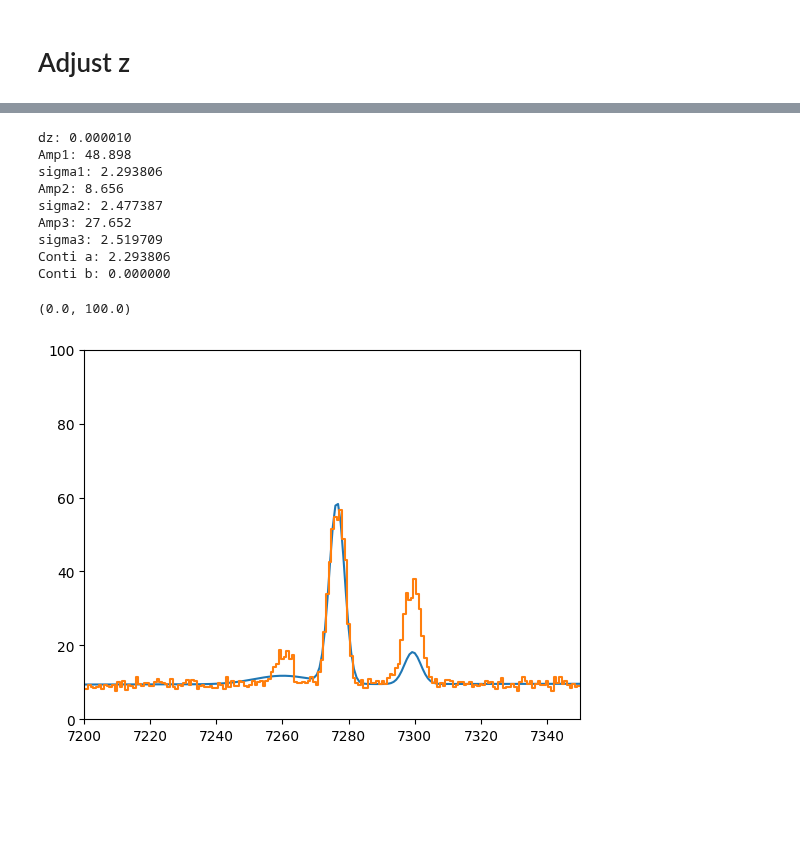
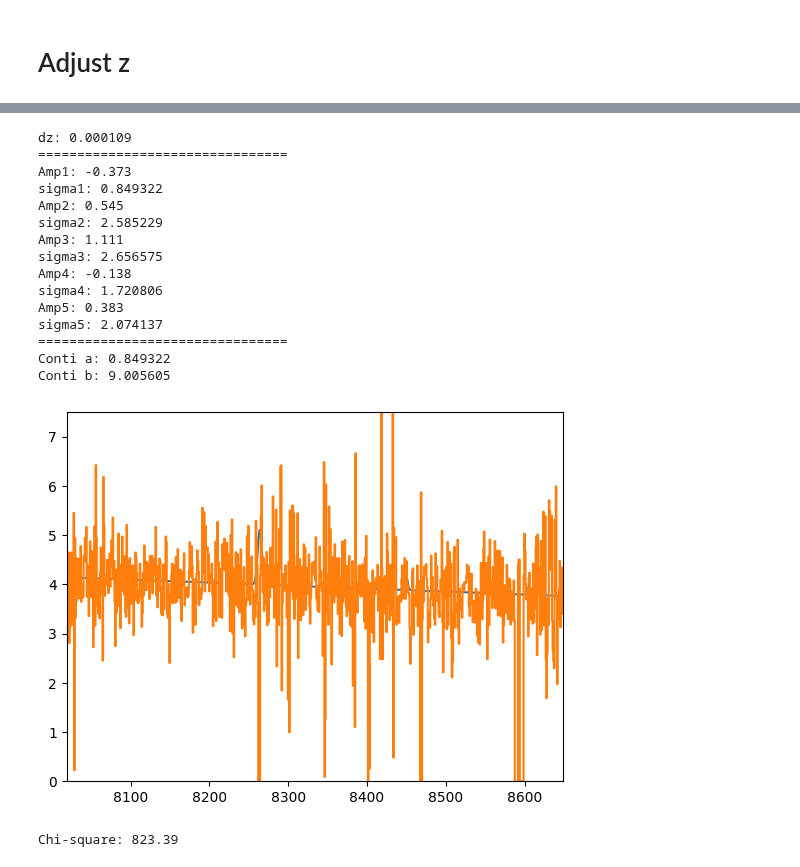
Before and after one commit to hyp0515/searching_inflow, a Jupyter notebook: adjust_z.ipynb, the cells around one changed output, grey strips where cells are left out. Cells and saved outputs as stored; diff of their text form; code cells hidden in the pictures; blank space fills up the shorter version.

```diff
--- a/adjust_z.ipynb
+++ b/adjust_z.ipynb
@@ -39,8 +37,8 @@ NaD_rest    = air2vac(lines_air['NaD'])
 # %%
-example_targetID = 39627800000337419
+example_targetID = 39627805922694662
 example_index = spectrum.id2index(example_targetID)
 targetid_example = spectrum.targetID[example_index]
-flux = spectrum.smoothed_flux[example_index, :]
+# flux = spectrum.smoothed_flux[example_index, :]
 z = spectrum.z_pipe[example_index]
 # %%
 is_qso = check_bits(example_targetID, 2)
@@ -54,5 +52,7 @@ https://www.legacysurvey.org/viewer/desi-spectrum/dr1/targetid39627800000337419
 # %%
 # spectrum.mask_spectrum(example_index)
+# %%
+flux = spectrum.smoothed_flux[example_index]
 # %%
 plt.step(desi_wavelength, flux, where='mid')
 plt.show()
@@ -84,7 +84,7 @@ plt.show()
 fit_line = [
     *Halpha_rest,
     *NII_rest,
-    # *SII_rest,
+    *SII_rest,
     # *OII_rest
 ]
 mid_lam = np.mean(fit_line) * (1 + z)
@@ -100,36 +100,58 @@ plt.ylim(0, 40)
 # %%
 spectrum.fit_flux(i=example_index, fitting_model=model, lam0=fit_line, region=region, fit_z=True)
-params = spectrum.fit_params[example_index, :]
+params = spectrum.fit_params[example_index]
 
 print('dz: '+ f'{params[0]:3f}')
+print('================================')
 for i in range(len(fit_line)):
     print(f'Amp{i+1}: '+ f'{params[1+2*i]:.3f}')
     print(f'sigma{i+1}: '+ f'{params[2+2*i]:3f}')
+print('================================')
 print('Conti a: '+ f'{params[2]:3f}')
 print('Conti b: '+ f'{params[-1]:3f}')
 # %% [output]
-dz: 0.000010
-Amp1: 48.898
-sigma1: 2.293806
-Amp2: 8.656
-sigma2: 2.477387
-Amp3: 27.652
-sigma3: 2.519709
-Conti a: 2.293806
-Conti b: 0.000000
+dz: 0.000109
+================================
+Amp1: -0.373
+sigma1: 0.849322
+Amp2: 0.545
+sigma2: 2.585229
+Amp3: 1.111
+sigma3: 2.656575
+Amp4: -0.138
+sigma4: 1.720806
+Amp5: 0.383
+sigma5: 2.074137
+================================
+Conti a: 0.849322
+Conti b: 9.005605
 # %%
 model_flux = model(desi_wavelength,
-                   gaussian_parms=[(params[i+1], fit_line[i]*(1+z+(params[0])), params[i+2]) for i in range(len(fit_line))],
+                   gaussian_parms=[(params[2*i+1], fit_line[i]*(1+z+(params[0])), params[2*i+2]) for i in range(len(fit_line))],
                    conti_parms=(params[-2], params[-1]))
 
 plt.plot(desi_wavelength, (model_flux))
 plt.step(desi_wavelength, (spectrum.coadd_data[example_index]), where='mid')
 plt.xlim(region[0], region[1])
-plt.xlim(7200, 7350)
-plt.ylim(0, 100)
+# plt.xlim(7450, 7550)
+plt.ylim(0, np.max(model_flux)*1.1)
+plt.savefig('single_component_fit_example.png')
+plt.show()
 # %% [output]
-(0.0, 100.0)
-[figure, old version]
+[figure, new version]
+# %%
+crop = (region[0] < desi_wavelength) & (desi_wavelength < region[1])
+flux_obs = spectrum.coadd_data[example_index][crop]
+flux_mod = model_flux[crop]
+ivar = spectrum.ivar[example_index][crop]
+mask_obs = flux_obs[spectrum.mask[example_index][crop]==0]
+mask_mod = flux_mod[spectrum.mask[example_index][crop]==0]
+mask_ivar = ivar[spectrum.mask[example_index][crop]==0]
+
+chisq_one = chisq(mask_obs, mask_mod, mask_ivar)
+print(f'Chi-square: {chisq_one:.2f}')
+# %% [output]
+Chi-square: 823.39
 # %%
 fig, ax = plt.subplots(7, 1, figsize=(10, 20), sharex=True)
 
```
Also changed, not shown: parts of 16 cells of this notebook, 5 other files.
